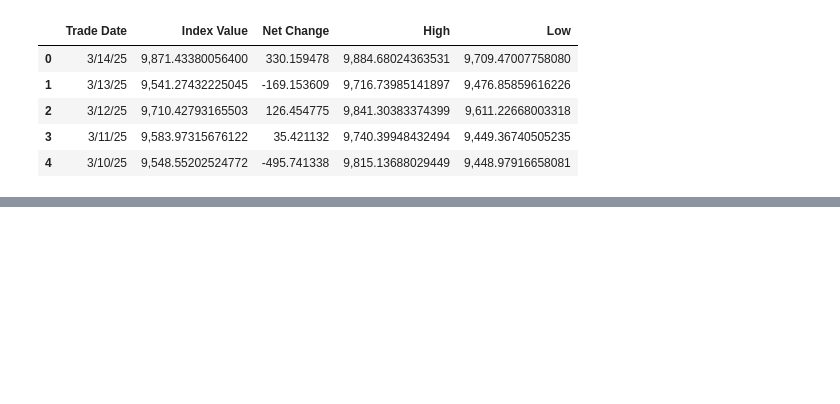
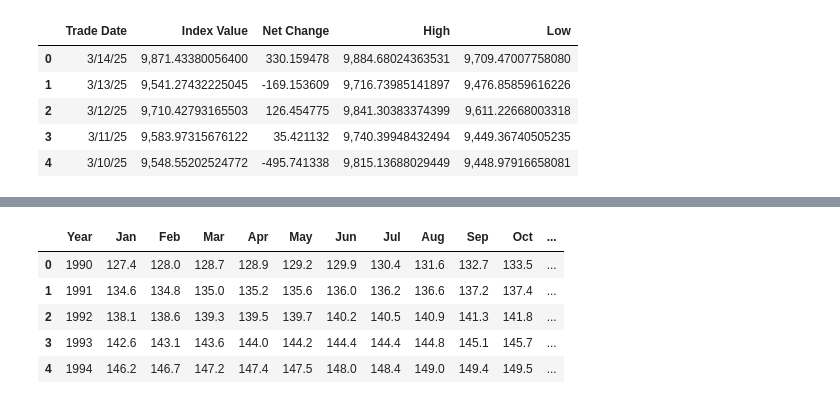
Before and after one commit to jclauss24/MTLSA_Project, a Jupyter notebook: DataProcessing/PrelimDataProcessing.ipynb, the cells around one changed output, grey strips where cells are left out. Saved outputs shown, nothing was run; the diff lists cells and outputs as text; code cells hidden in the pictures; blank space fills up the shorter version.

```diff
--- a/DataProcessing/PrelimDataProcessing.ipynb
+++ b/DataProcessing/PrelimDataProcessing.ipynb
@@ -16,0 +127,10 @@ NASDAQ_tech_index.head()
+# %%
+inflation_info = pd.read_csv("https://raw.githubusercontent.com/jclauss24/MTLSA_Project/refs/heads/main/Data/US_CPI_all_item_city_average%20copy.csv")
+inflation_info.head()
+# %% [output]
+|  | Year | Jan | Feb | Mar | Apr | May | Jun | Jul | Aug | Sep | Oct | ... |
+| 0 | 1990 | 127.4 | 128.0 | 128.7 | 128.9 | 129.2 | 129.9 | 130.4 | 131.6 | 132.7 | 133.5 | ... |
+| 1 | 1991 | 134.6 | 134.8 | 135.0 | 135.2 | 135.6 | 136.0 | 136.2 | 136.6 | 137.2 | 137.4 | ... |
+| 2 | 1992 | 138.1 | 138.6 | 139.3 | 139.5 | 139.7 | 140.2 | 140.5 | 140.9 | 141.3 | 141.8 | ... |
+| 3 | 1993 | 142.6 | 143.1 | 143.6 | 144.0 | 144.2 | 144.4 | 144.4 | 144.8 | 145.1 | 145.7 | ... |
+| 4 | 1994 | 146.2 | 146.7 | 147.2 | 147.4 | 147.5 | 148.0 | 148.4 | 149.0 | 149.4 | 149.5 | ... |
```
Also changed, not shown: parts of 19 cells of this notebook.
